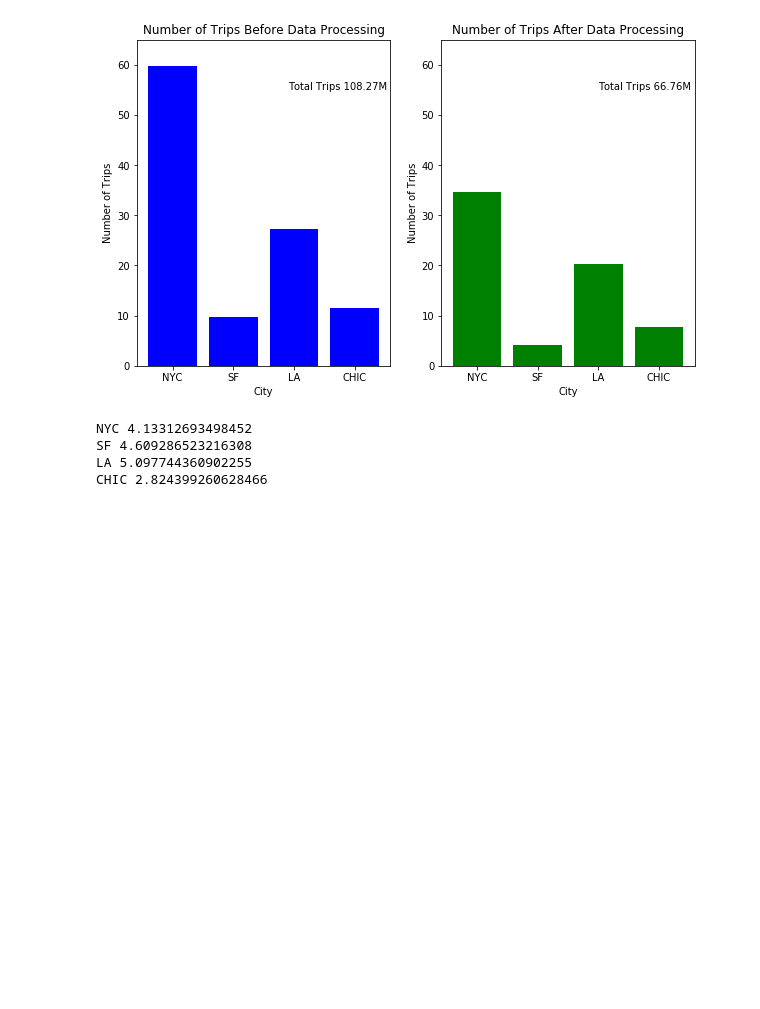
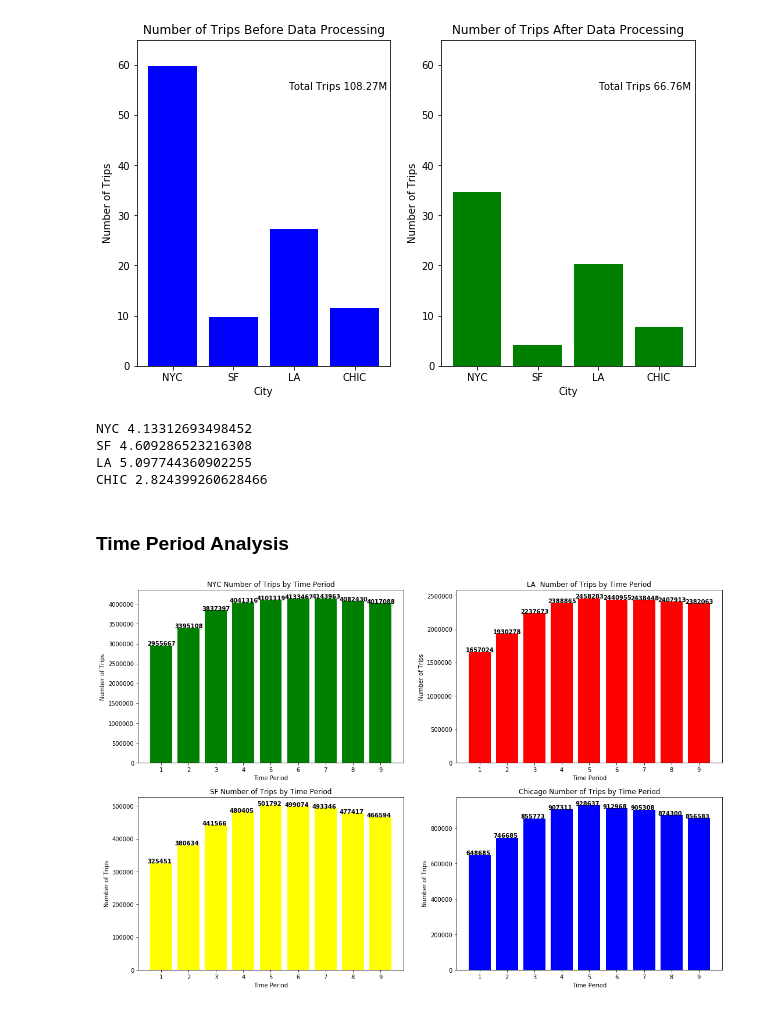
Before and after one commit to 7cb15/Mobility-in-US-Cities, a Jupyter notebook: EDA_InitialValidation.ipynb, the cells around one changed output. Saved outputs shown, nothing was run; the diff lists cells and outputs as text; code cells hidden in the pictures; blank space fills up the shorter version.

Commit message:
updating network analysis and initial EDA

```diff
--- a/EDA_InitialValidation.ipynb
+++ b/EDA_InitialValidation.ipynb
@@ -589,3 +589,68 @@ NYC 4.13312693498452
 SF 4.609286523216308
 LA 5.097744360902255
 CHIC 2.824399260628466
+# %% [markdown]
+### Time Period Analysis
+# %%
+df_list = [nyc_clean,la_clean,sf_clean,chic_clean]
+time_counts = []
+for i in df_list:
+    df = pd.DataFrame(i.groupby('time_period2')['od_counts'].sum())
+    df.reset_index(inplace=True)
+    time_counts.append(df)
+
+nyc_time = time_counts[0]
+la_time = time_counts[1]
+sf_time = time_counts[2]
+chic_time = time_counts[3]
+# %%
+#create figures
+fig = plt.figure(figsize=(18,12))
+
+ax1 = fig.add_subplot(221)
+ax1.bar(x=nyc_time['time_period2'],height=nyc_time['od_counts'],color='green')
+ax1.set_xlabel("Time Period")
+ax1.set_ylabel("Number of Trips")
+ax1.set_title("NYC Number of Trips by Time Period")
+ax1.set_xticks([1,2,3,4,5,6,7,8,9])
+ax1.set_xticklabels([1,2,3,4,5,6,7,8,9])
+
+for i, v in enumerate(list(nyc_time['od_counts'])):
+    ax1.text(i+0.5,v + 4, str(v), fontweight='bold')
+
+ax2 = fig.add_subplot(222)
+ax2.bar(x=la_time['time_period2'],height=la_time['od_counts'],color='red')
+ax2.set_xlabel("Time Period")
+ax2.set_ylabel("Number of Trips")
+ax2.set_title("LA  Number of Trips by Time Period")
+ax2.set_xticks([1,2,3,4,5,6,7,8,9])
+ax2.set_xticklabels([1,2,3,4,5,6,7,8,9])
+
+for i, v in enumerate(list(la_time['od_counts'])):
+    ax2.text(i+0.5,v + 4, str(v), fontweight='bold')
+
+ax3 = fig.add_subplot(223)
+ax3.bar(x=sf_time['time_period2'],height=sf_time['od_counts'],color='yellow')
+ax3.set_xlabel("Time Period")
+ax3.set_ylabel("Number of Trips")
+ax3.set_title("SF Number of Trips by Time Period")
+ax3.set_xticks([1,2,3,4,5,6,7,8,9])
+ax3.set_xticklabels([1,2,3,4,5,6,7,8,9])
+
+for i, v in enumerate(list(sf_time['od_counts'])):
+    ax3.text(i+0.5,v+4, str(v), fontweight='bold')
+
+ax4 = fig.add_subplot(224)
+ax4.bar(x=chic_time['time_period2'],height=chic_time['od_counts'],color='blue')
+ax4.set_xlabel("Time Period")
+ax4.set_ylabel("Number of Trips")
+ax4.set_title("Chicago Number of Trips by Time Period")
+ax4.set_xticks([1,2,3,4,5,6,7,8,9])
+ax4.set_xticklabels([1,2,3,4,5,6,7,8,9])
+
+for i, v in enumerate(list(chic_time['od_counts'])):
+    ax4.text(i+0.5,v + 6, str(v), fontweight='bold')
+
+plt.show()
+# %% [output]
+[figure, added]
```
Also changed, not shown: 1 other file.
